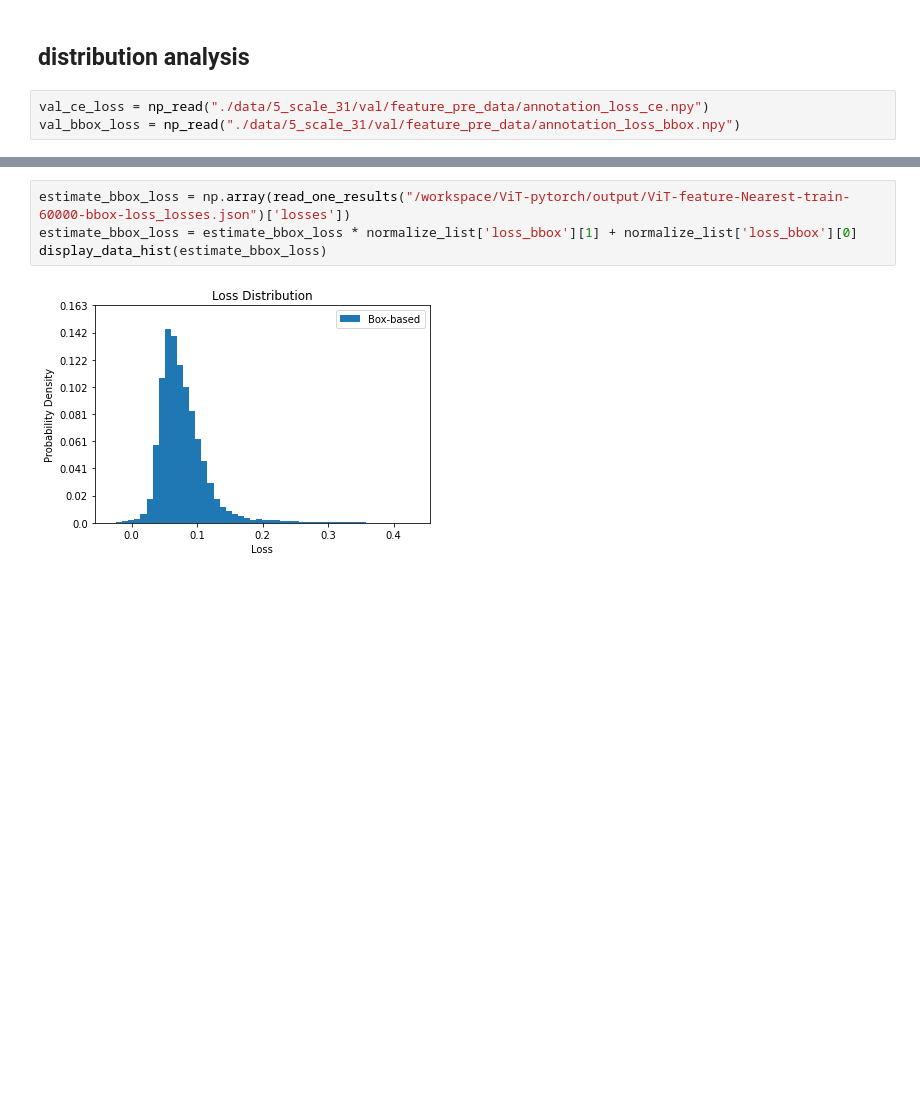
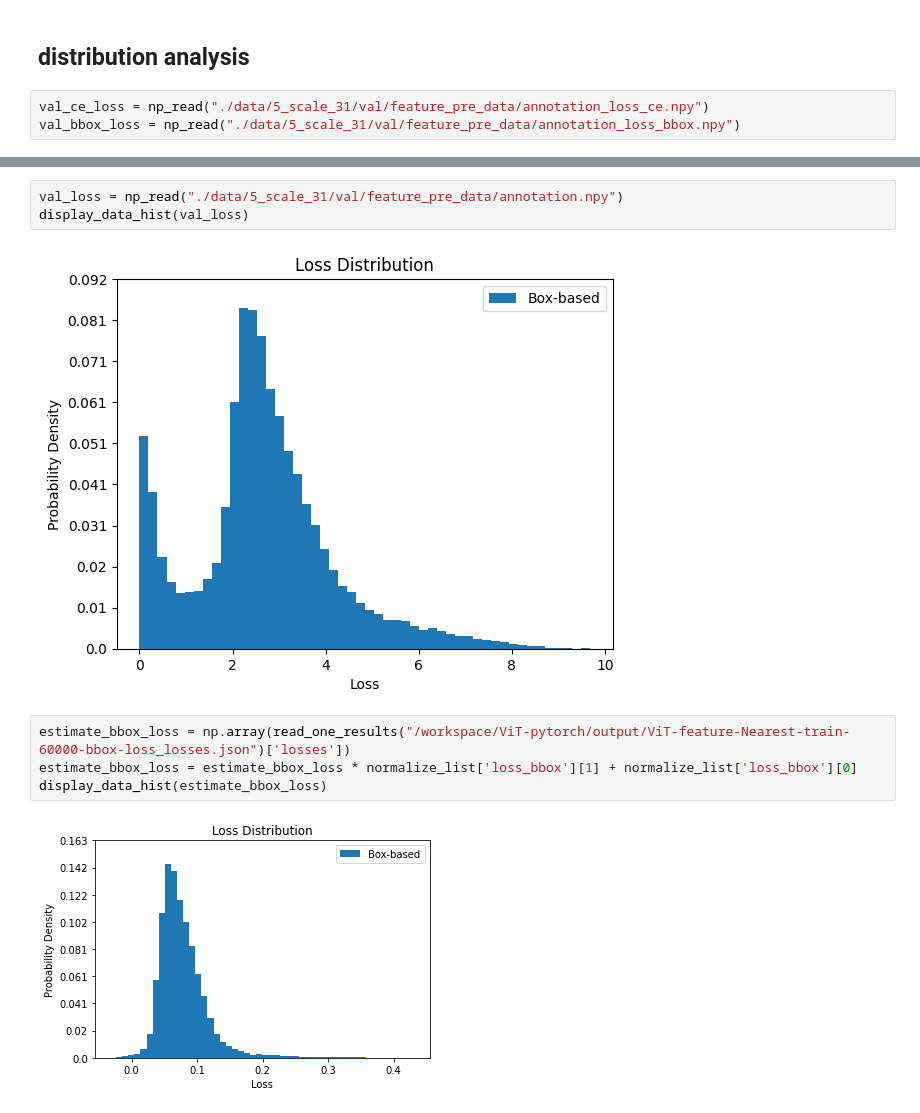
Before and after one commit to susanbao/orkspace, a Jupyter notebook: DINO/estimated_loss_analysis.ipynb, the cells around one changed output, grey strips where cells are left out. Drawn from its saved outputs; the diff is of its cells as text; blank space fills up the shorter version.

```diff
--- a/DINO/estimated_loss_analysis.ipynb
+++ b/DINO/estimated_loss_analysis.ipynb
@@ -185,3 +185,8 @@ display_data_hist(val_bbox_loss)
+# %%
+val_loss = np_read("./data/5_scale_31/val/feature_pre_data/annotation.npy")
+display_data_hist(val_loss)
+# %% [output]
+[figure, added]
 # %%
 estimate_bbox_loss = np.array(read_one_results("/workspace/ViT-pytorch/output/ViT-feature-Nearest-train-60000-bbox-loss_losses.json")['losses'])
 estimate_bbox_loss = estimate_bbox_loss * normalize_list['loss_bbox'][1] + normalize_list['loss_bbox'][0]
```
Also changed, not shown: parts of 2 cells of this notebook, 13 other files.
